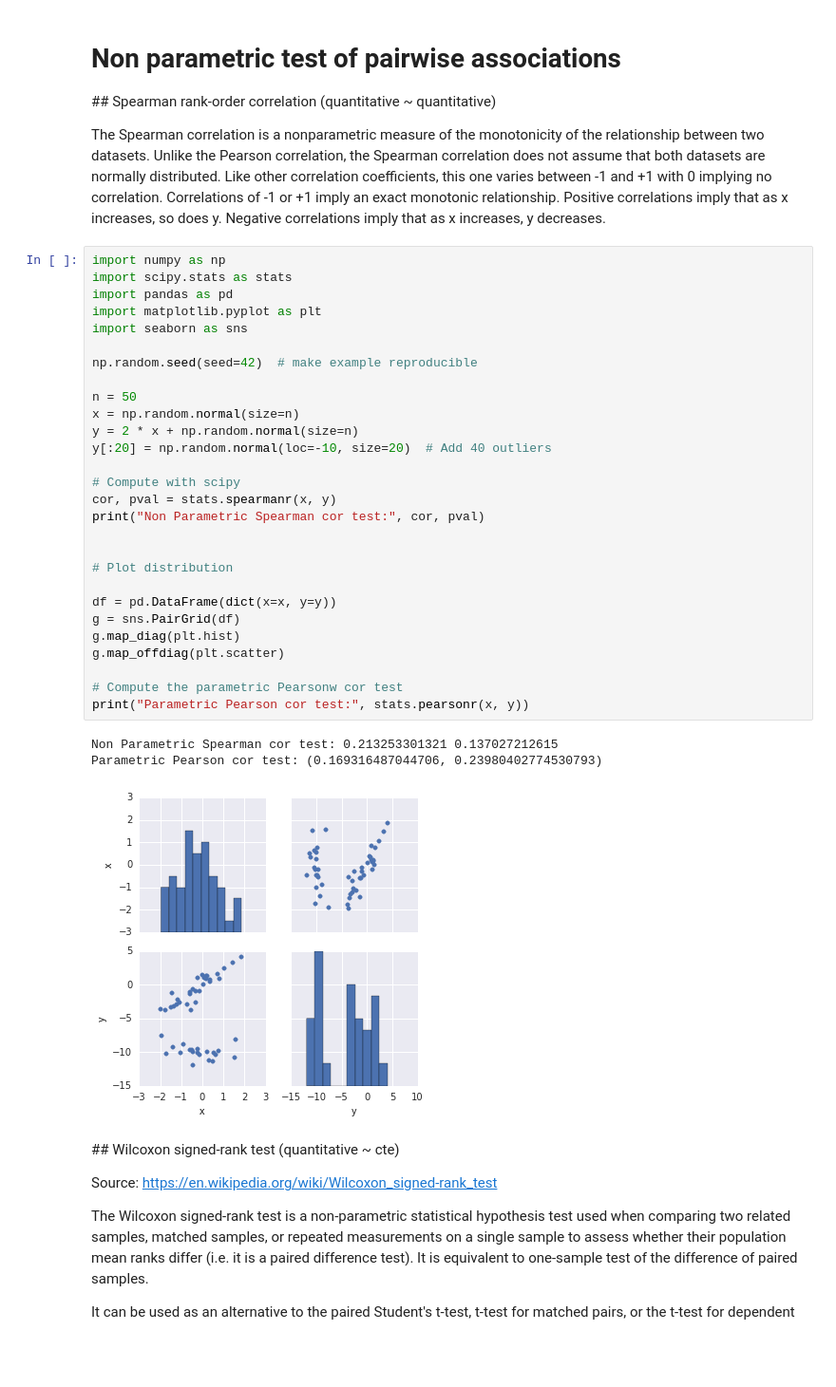
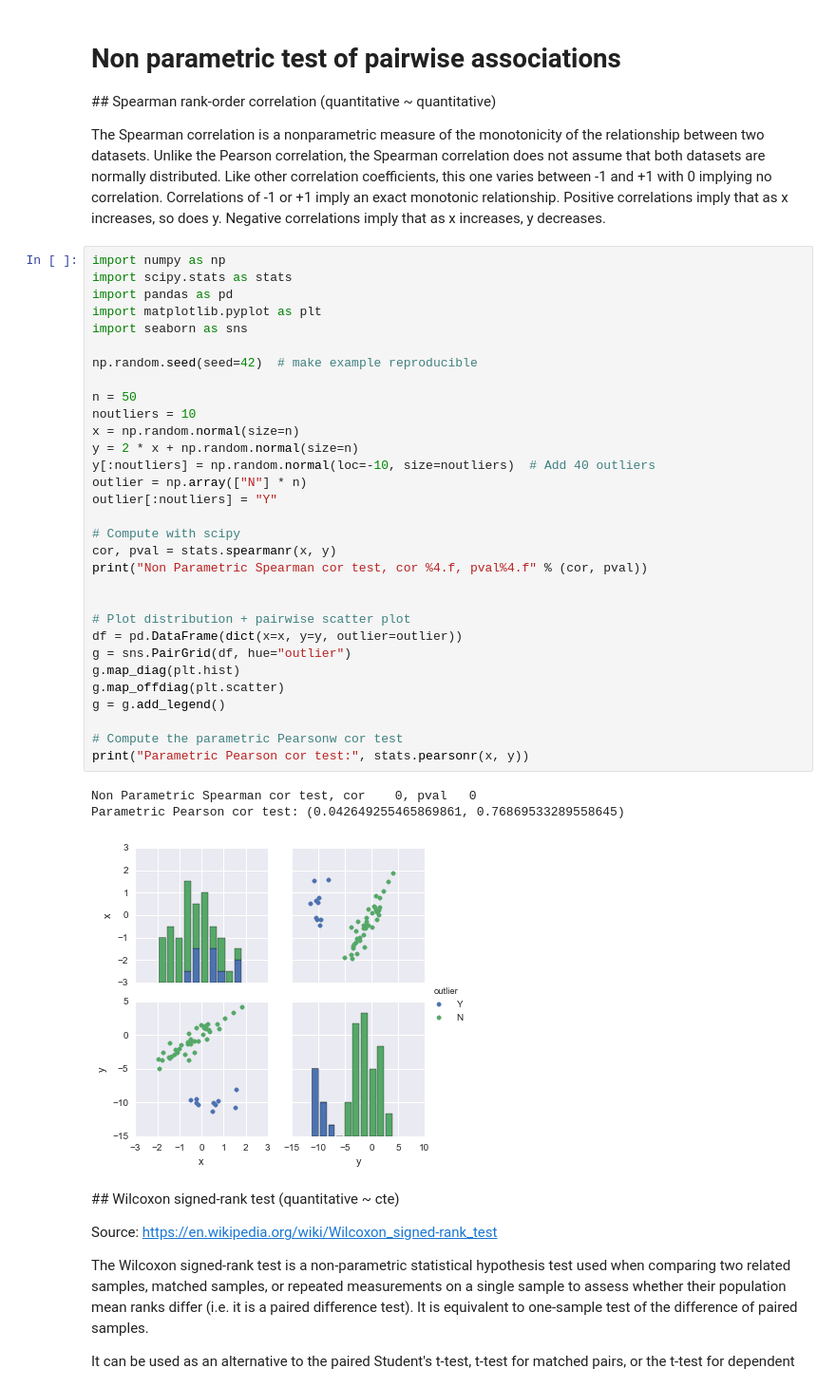
Before and after one commit to anhnguyendepocen/pylearn-doc, a Jupyter notebook: notebooks/stat_univ.ipynb, the cells around one changed output. Shown at 95% size. Drawn from its saved outputs; the diff is of its cells as text; blank space fills up the shorter version.

```diff
--- a/notebooks/stat_univ.ipynb
+++ b/notebooks/stat_univ.ipynb
@@ -389,35 +389,38 @@ The Spearman correlation is a nonparametric measure of the monotonicity of the r
 # %%
 import numpy as np
 import scipy.stats as stats
 import pandas as pd
 import matplotlib.pyplot as plt
 import seaborn as sns
 
 np.random.seed(seed=42)  # make example reproducible
 
 n = 50
+noutliers = 10
 x = np.random.normal(size=n)
 y = 2 * x + np.random.normal(size=n)
-y[:20] = np.random.normal(loc=-10, size=20)  # Add 40 outliers
+y[:noutliers] = np.random.normal(loc=-10, size=noutliers)  # Add 40 outliers
+outlier = np.array(["N"] * n)
+outlier[:noutliers] = "Y"
 
 # Compute with scipy
 cor, pval = stats.spearmanr(x, y)
-print("Non Parametric Spearman cor test:", cor, pval)
+print("Non Parametric Spearman cor test, cor %4.f, pval%4.f" % (cor, pval))
 
 
-# Plot distribution
-
-df = pd.DataFrame(dict(x=x, y=y))
-g = sns.PairGrid(df)
+# Plot distribution + pairwise scatter plot
+df = pd.DataFrame(dict(x=x, y=y, outlier=outlier))
+g = sns.PairGrid(df, hue="outlier")
 g.map_diag(plt.hist)
 g.map_offdiag(plt.scatter)
+g = g.add_legend()
 
 # Compute the parametric Pearsonw cor test
 print("Parametric Pearson cor test:", stats.pearsonr(x, y))
 # %% [output]
-Non Parametric Spearman cor test: 0.213253301321 0.137027212615
-Parametric Pearson cor test: (0.169316487044706, 0.23980402774530793)
+Non Parametric Spearman cor test, cor    0, pval   0
+Parametric Pearson cor test: (0.042649255465869861, 0.76869533289558645)
-[figure, old version]
+[figure, new version]
 # %% [markdown]
 ## Wilcoxon signed-rank test (quantitative ~ cte)
 
```
Also changed, not shown: parts of 7 cells of this notebook, 5 other files.
